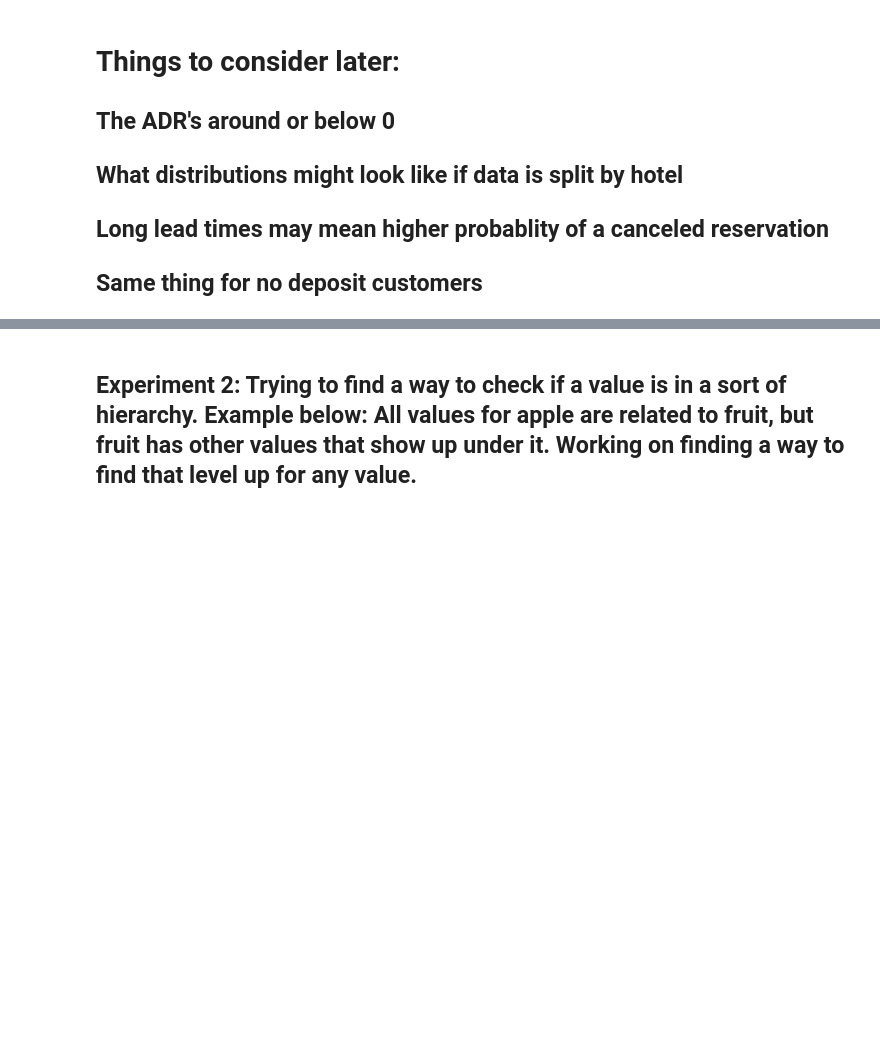
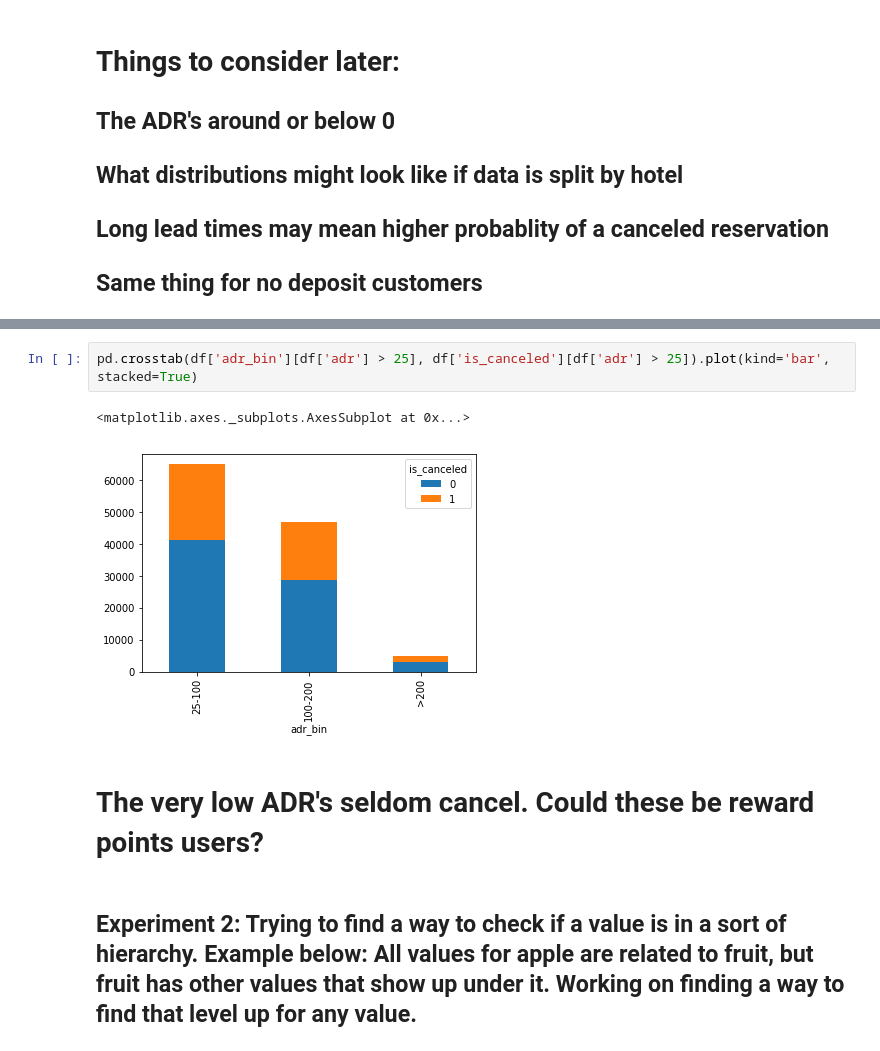
Before and after one commit to josephburton06/Hotel-Bookings, a Jupyter notebook: hotel_bookings.ipynb, the cells around one changed output, grey strips where cells are left out. Saved outputs shown, nothing was run; the diff lists cells and outputs as text; blank space fills up the shorter version.

```diff
--- a/hotel_bookings.ipynb
+++ b/hotel_bookings.ipynb
@@ -414,3 +431,10 @@ ax = sns.violinplot(x="reservation_status", y="lead_time", data=df[df['adr']<500
+# %%
+pd.crosstab(df['adr_bin'][df['adr'] > 25], df['is_canceled'][df['adr'] > 25]).plot(kind='bar', stacked=True)
+# %% [output]
+<matplotlib.axes._subplots.AxesSubplot at 0x...>
+[figure, added]
+# %% [markdown]
+# The very low ADR's seldom cancel.  Could these be reward points users?
 # %% [markdown]
 ## Experiment 2: Trying to find a way to check if a value is in a sort of hierarchy.  Example below: All values for apple are related to fruit, but fruit has other values that show up under it.  Working on finding a way to find that level up for any value.
 # %%
```
Also changed, not shown: parts of 4 cells of this notebook.
